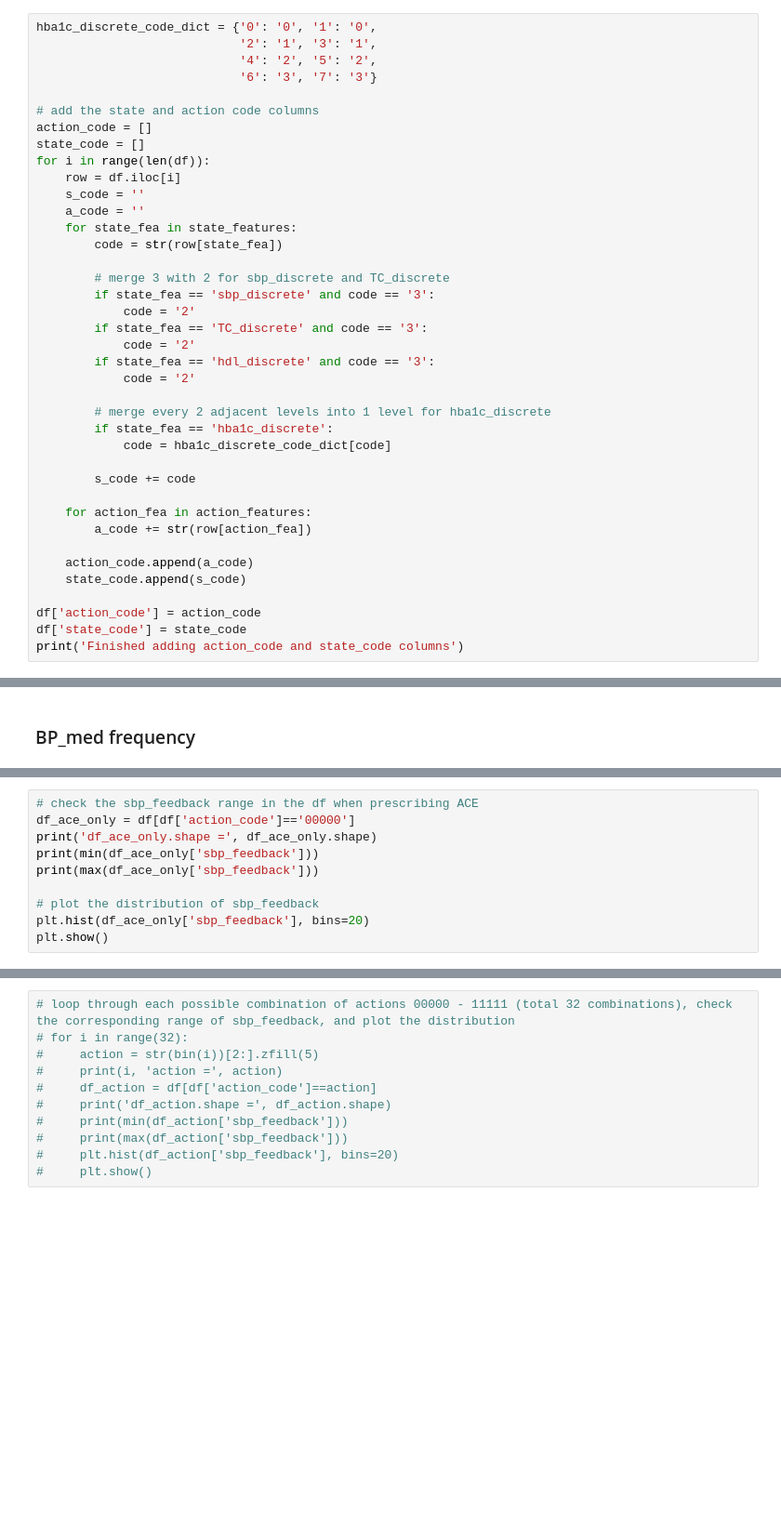
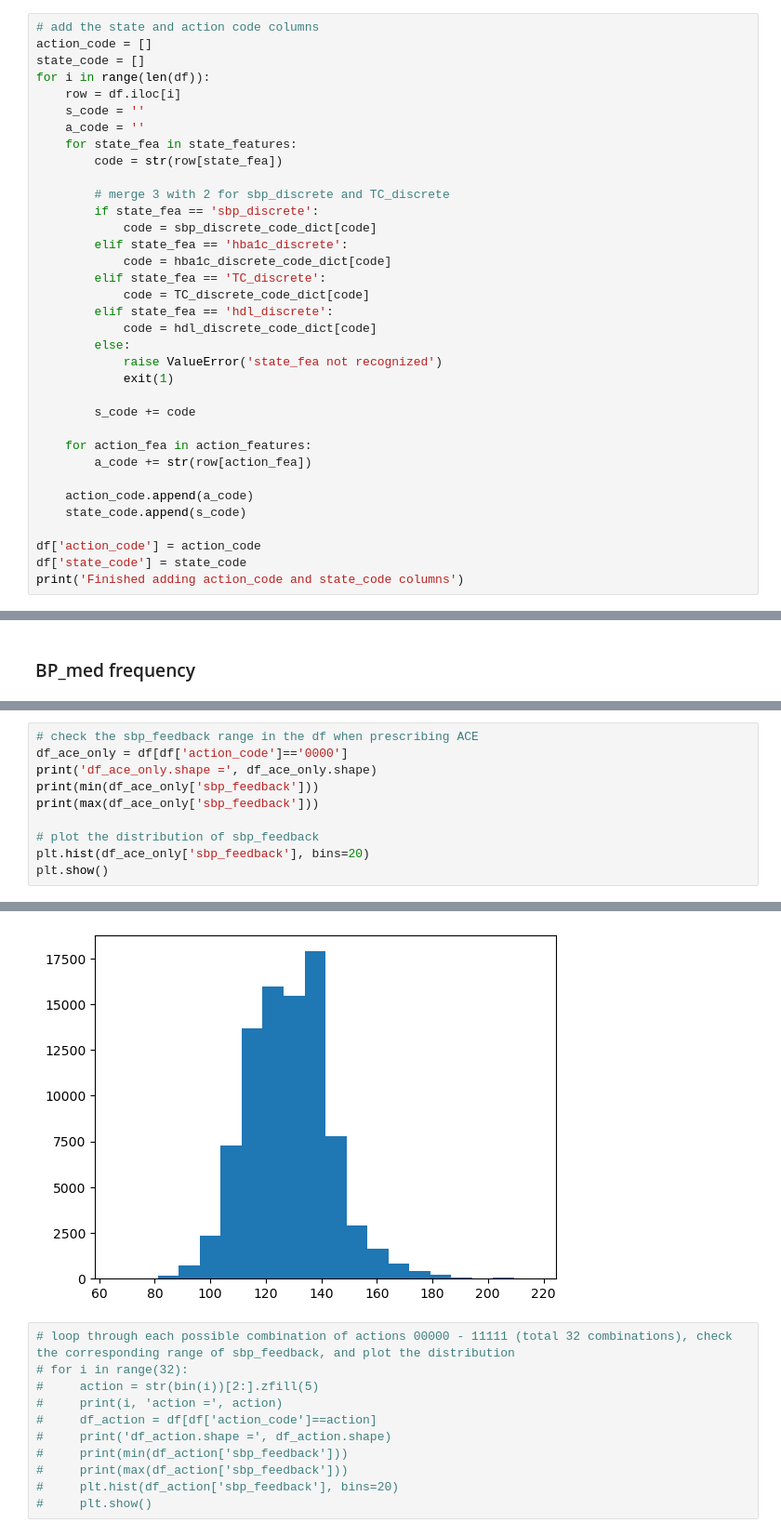
Before and after one commit to tian1327/Accord-RL, a Jupyter notebook: DOPE/BPClass/model.ipynb, the cells around one changed output, grey strips where cells are left out. Shown at 93% size. Drawn from its saved outputs; the diff is of its cells as text; blank space fills up the shorter version.

Commit message:
resolve sparsity by merging state feature levels and reduce action space using only 4 BPMedClass

```diff
--- a/DOPE/BPClass/model.ipynb
+++ b/DOPE/BPClass/model.ipynb
@@ -93,11 +126,6 @@ print('action_space for state 0:', actions_per_state[0])
 # %%
 df = pd.read_csv(DATA)
 # %%
-hba1c_discrete_code_dict = {'0': '0', '1': '0',
-                            '2': '1', '3': '1',
-                            '4': '2', '5': '2',
-                            '6': '3', '7': '3'}
-
 # add the state and action code columns
 action_code = []
 state_code = []
@@ -109,16 +137,17 @@ for i in range(len(df)):
         code = str(row[state_fea])
 
         # merge 3 with 2 for sbp_discrete and TC_discrete
-        if state_fea == 'sbp_discrete' and code == '3':
-            code = '2'
-        if state_fea == 'TC_discrete' and code == '3':
-            code = '2'
-        if state_fea == 'hdl_discrete' and code == '3':
-            code = '2'
-
-        # merge every 2 adjacent levels into 1 level for hba1c_discrete
-        if state_fea == 'hba1c_discrete':
+        if state_fea == 'sbp_discrete':
+            code = sbp_discrete_code_dict[code]
+        elif state_fea == 'hba1c_discrete':
             code = hba1c_discrete_code_dict[code]
+        elif state_fea == 'TC_discrete':
+            code = TC_discrete_code_dict[code]
+        elif state_fea == 'hdl_discrete':
+            code = hdl_discrete_code_dict[code]
+        else:
+            raise ValueError('state_fea not recognized')
+            exit(1)
 
         s_code += code
 
@@ -416,6 +571,6 @@ plt.show()
 # %%
 # check the sbp_feedback range in the df when prescribing ACE
-df_ace_only = df[df['action_code']=='00000']
+df_ace_only = df[df['action_code']=='0000']
 print('df_ace_only.shape =', df_ace_only.shape)
 print(min(df_ace_only['sbp_feedback']))
 print(max(df_ace_only['sbp_feedback']))
@@ -423,3 +578,4 @@ print(max(df_ace_only['sbp_feedback']))
 # plot the distribution of sbp_feedback
 plt.hist(df_ace_only['sbp_feedback'], bins=20)
 plt.show()
+# %% [output]
@@ -426,3 +585,4 @@ plt.show()
+[figure, added]
 # %%
 # loop through each possible combination of actions 00000 - 11111 (total 32 combinations), check the corresponding range of sbp_feedback, and plot the distribution
 # for i in range(32):
```
Also changed, not shown: parts of 30 cells of this notebook, 1 other file.
